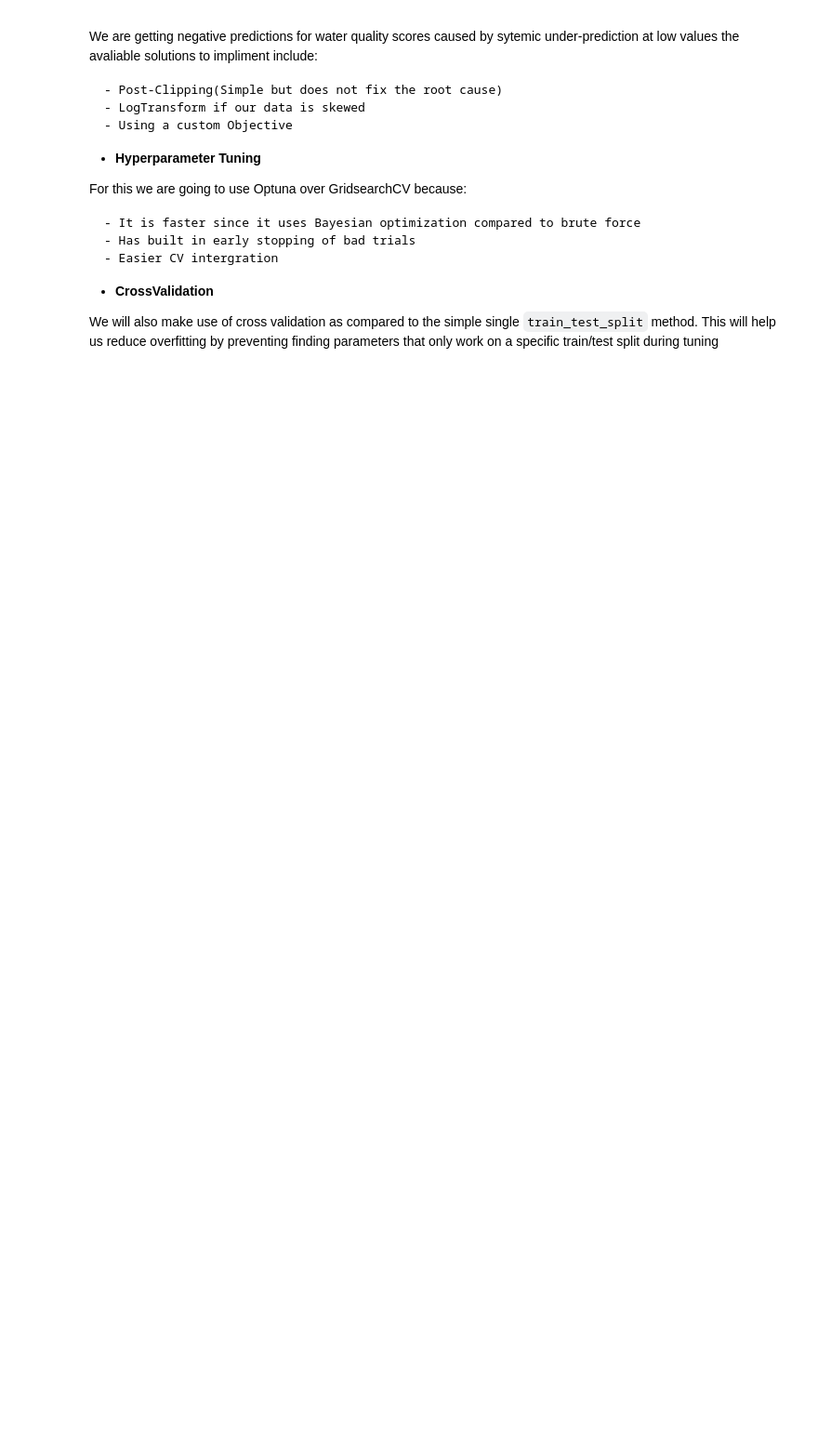
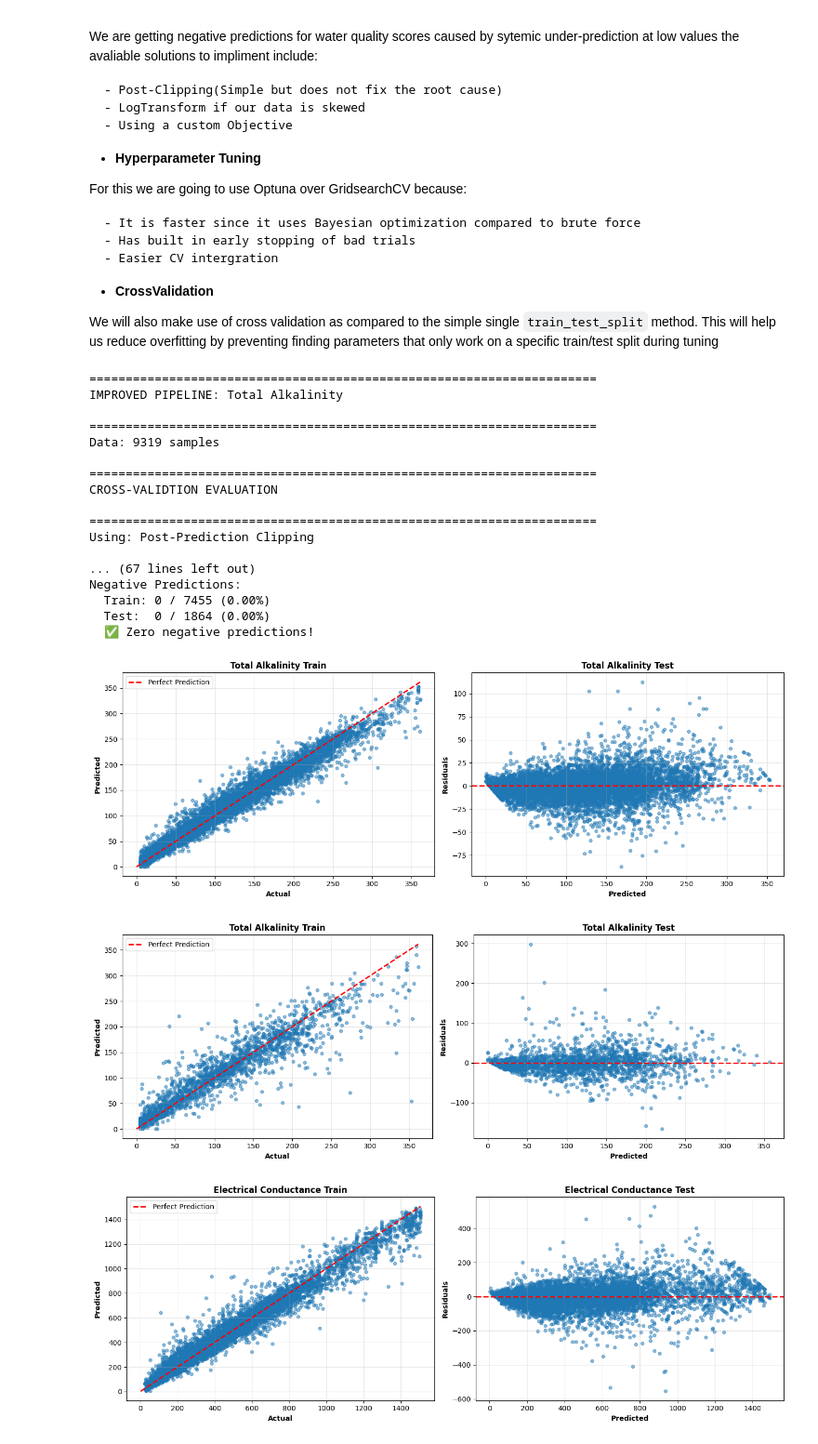
Before and after one commit to TonnieD/EY_AI_-_Data_Challenge, a Jupyter notebook: index.ipynb, the cells around one changed output. Shown at 93% size. Saved outputs shown, nothing was run; the diff lists cells and outputs as text; code cells hidden in the pictures; blank space fills up the shorter version.

Commit message:
Added an improved pipeline using cross validation and hyperparameter tuning using optuna

```diff
--- a/index.ipynb
+++ b/index.ipynb
@@ -493,0 +824,43 @@ This will help us reduce overfitting by preventing finding parameters that only
+# %%
+#Running the Improved pipeline
+results_TA = run_improved_pipeline(X, ts_df['Total Alkalinity'],
+                'Total Alkalinity',
+                use_tuning = False,
+                n_trials = 100,
+                use_log_transform = False
+)
+
+results_EC = run_improved_pipeline(X, ts_df['Electrical Conductance'],
+                'Electrical Conductance',
+                use_tuning = False,
+                n_trials = 100,
+                use_log_transform = False
+)
+
+results_DRP = run_improved_pipeline(X, ts_df['Dissolved Reactive Phosphorus'],
+                'Dissolved Reactive Phosphorus',
+                use_tuning = False,
+                n_trials = 100,
+                use_log_transform = False
+)
+# %% [output]
+======================================================================
+IMPROVED PIPELINE: Total Alkalinity
+
+======================================================================
+Data: 9319 samples
+
+======================================================================
+CROSS-VALIDTION EVALUATION
+
+======================================================================
+Using: Post-Prediction Clipping
+
+... (67 lines left out)
+Negative Predictions:
+  Train: 0 / 7455 (0.00%)
+  Test:  0 / 1864 (0.00%)
+  ✅ Zero negative predictions!
+[figure, added]
+[figure, added]
+[figure, added]
```
Also changed, not shown: parts of 7 cells of this notebook.
